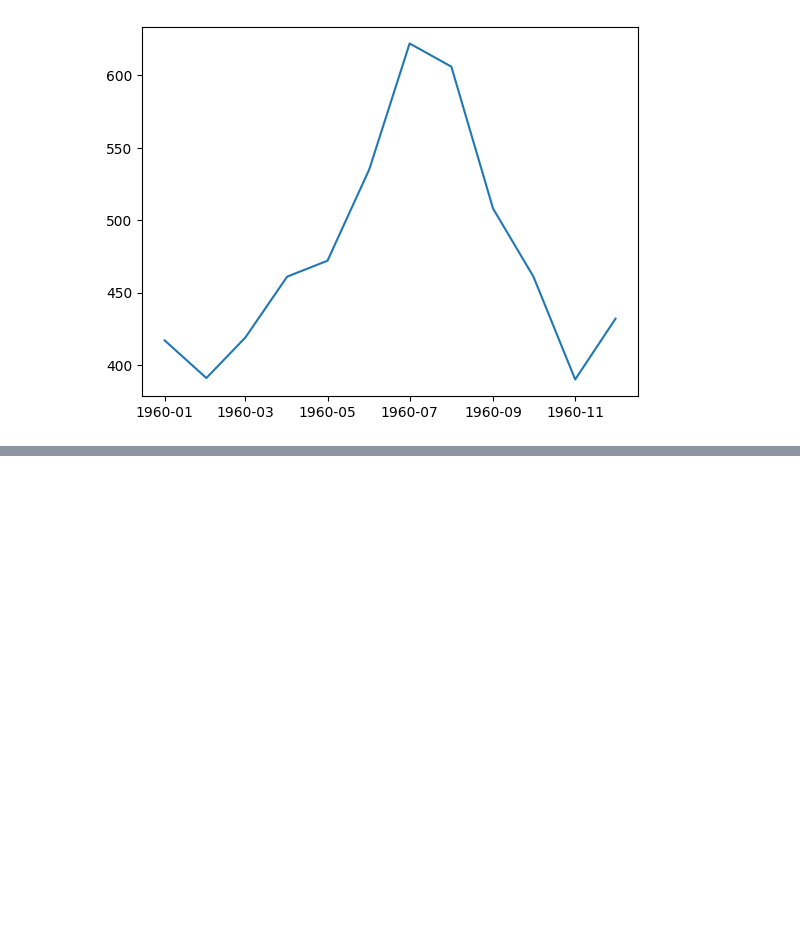
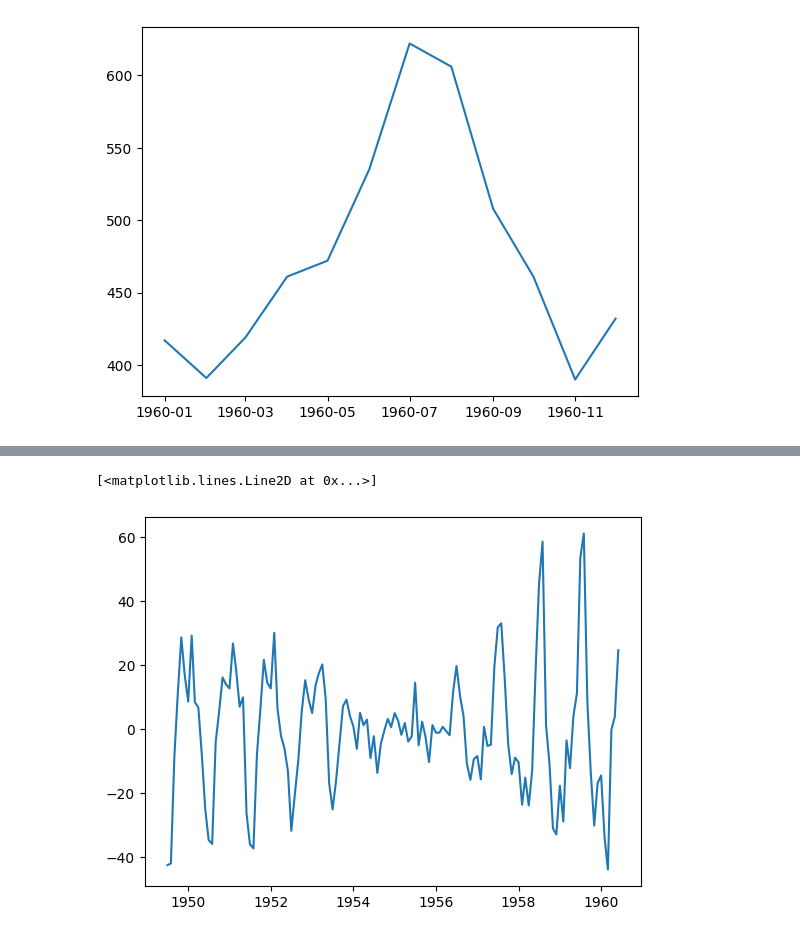
Before and after one commit to stephanyresque/Ciencia-de-dados, a Jupyter notebook: Series_Temporais.ipynb, the cells around one changed output, grey strips where cells are left out. Drawn from its saved outputs; the diff is of its cells as text; code cells hidden in the pictures; blank space fills up the shorter version.

```diff
--- a/Series_Temporais.ipynb
+++ b/Series_Temporais.ipynb
@@ -195,0 +246,4 @@ plt.plot(ts_datas)
+# %%
+#erro
+aleatoria = decomposicao.resid
+aleatoria
@@ -195,0 +276,5 @@ plt.plot(ts_datas)
+# %%
+plt.plot(aleatoria)
+# %% [output]
+[<matplotlib.lines.Line2D at 0x...>]
+[figure, added]
```
Also changed, not shown: parts of 9 cells of this notebook.
